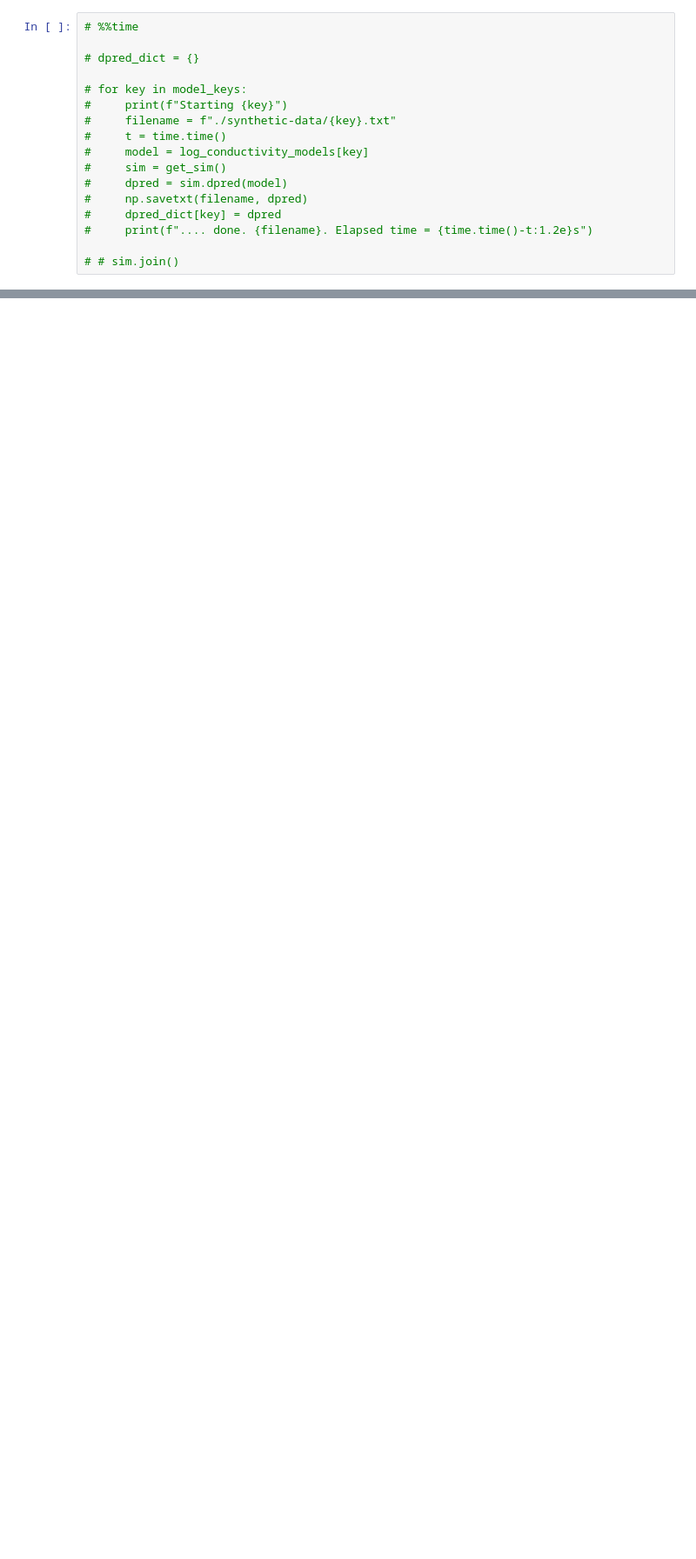
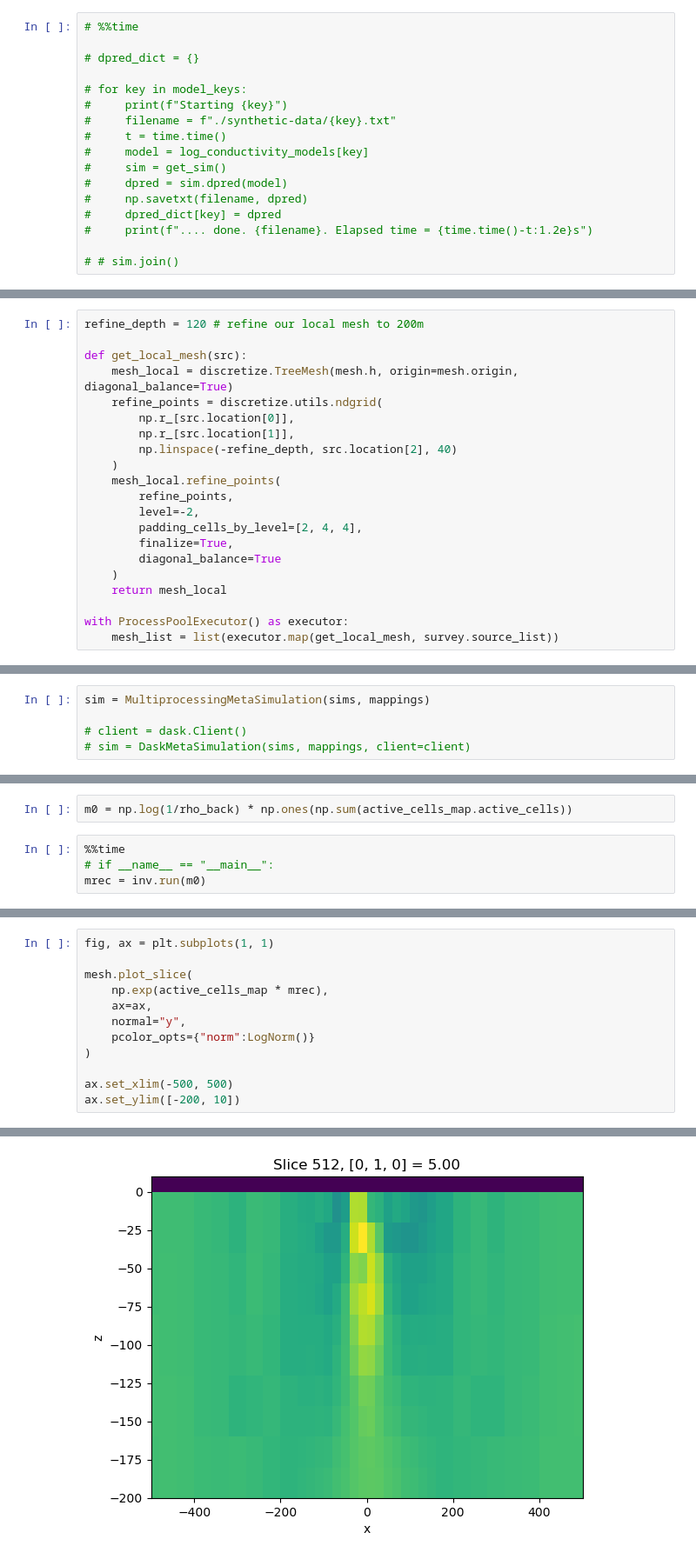
Before and after one commit to ubcgif/2025-heagy-etal-tle, a Jupyter notebook: notebooks/simple-3d-inv.ipynb, the cells around one changed output, grey strips where cells are left out. Shown: that part at 87% size. Saved outputs shown, nothing was run; the diff lists cells and outputs as text; blank space fills up the shorter version.

```diff
--- a/notebooks/simple-3d-inv.ipynb
+++ b/notebooks/simple-3d-inv.ipynb
@@ -320,0 +329,21 @@ SyntaxError: incomplete input (3920826193.py, line 3)
+# %%
+refine_depth = 120 # refine our local mesh to 200m
+
+def get_local_mesh(src):
+    mesh_local = discretize.TreeMesh(mesh.h, origin=mesh.origin, diagonal_balance=True)
+    refine_points = discretize.utils.ndgrid(
+        np.r_[src.location[0]],
+        np.r_[src.location[1]],
+        np.linspace(-refine_depth, src.location[2], 40)
+    )
+    mesh_local.refine_points(
+        refine_points,
+        level=-2,
+        padding_cells_by_level=[2, 4, 4],
+        finalize=True,
+        diagonal_balance=True
+    )
+    return mesh_local
+
+with ProcessPoolExecutor() as executor:
+    mesh_list = list(executor.map(get_local_mesh, survey.source_list))
@@ -320,0 +384,5 @@ SyntaxError: incomplete input (3920826193.py, line 3)
+# %%
+sim = MultiprocessingMetaSimulation(sims, mappings)
+
+# client = dask.Client()
+# sim = DaskMetaSimulation(sims, mappings, client=client)
@@ -320,0 +430,6 @@ SyntaxError: incomplete input (3920826193.py, line 3)
+# %%
+m0 = np.log(1/rho_back) * np.ones(np.sum(active_cells_map.active_cells))
+# %%
+%%time
+# if __name__ == "__main__":
+mrec = inv.run(m0)
@@ -320,0 +459,13 @@ SyntaxError: incomplete input (3920826193.py, line 3)
+# %%
+fig, ax = plt.subplots(1, 1)
+
+mesh.plot_slice(
+    np.exp(active_cells_map * mrec),
+    ax=ax,
+    normal="y",
+    pcolor_opts={"norm":LogNorm()}
+)
+
+ax.set_xlim(-500, 500)
+ax.set_ylim([-200, 10])
+# %% [output]
@@ -320,0 +473 @@ SyntaxError: incomplete input (3920826193.py, line 3)
+[figure, added]
```
Also changed, not shown: parts of 24 cells of this notebook, 4 other files.
